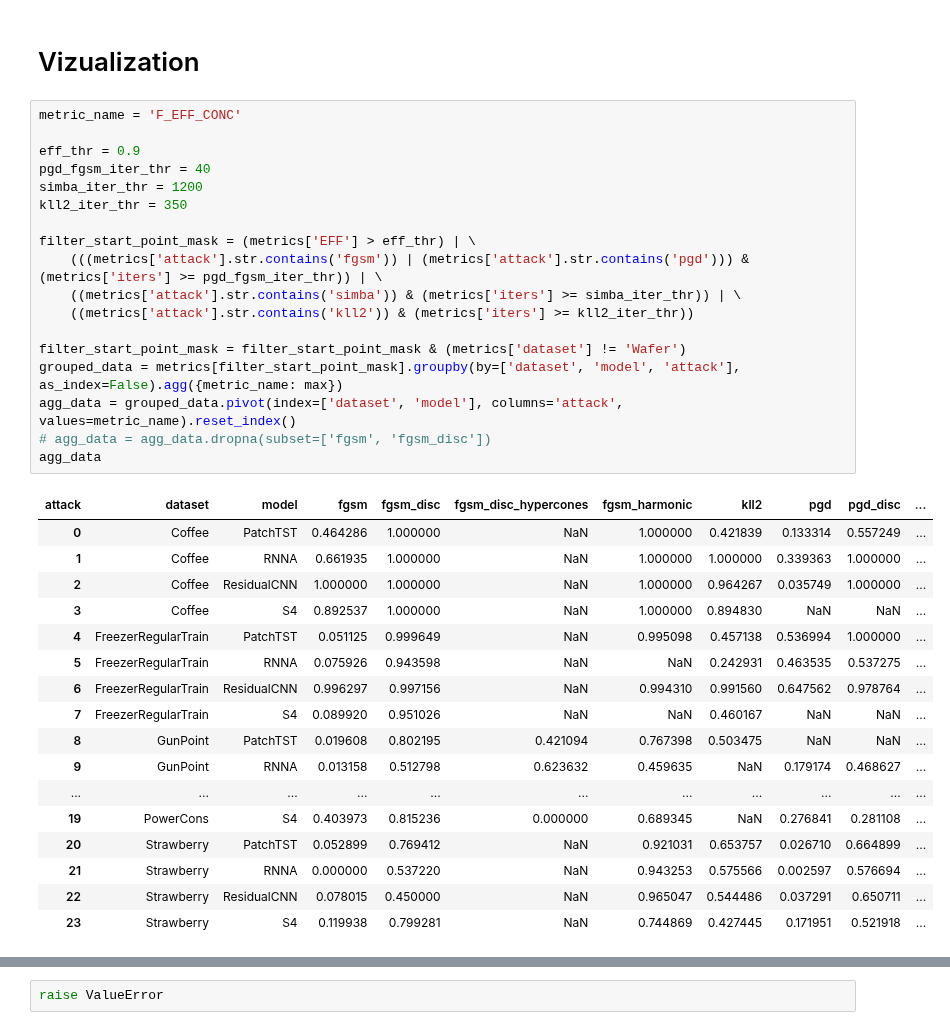
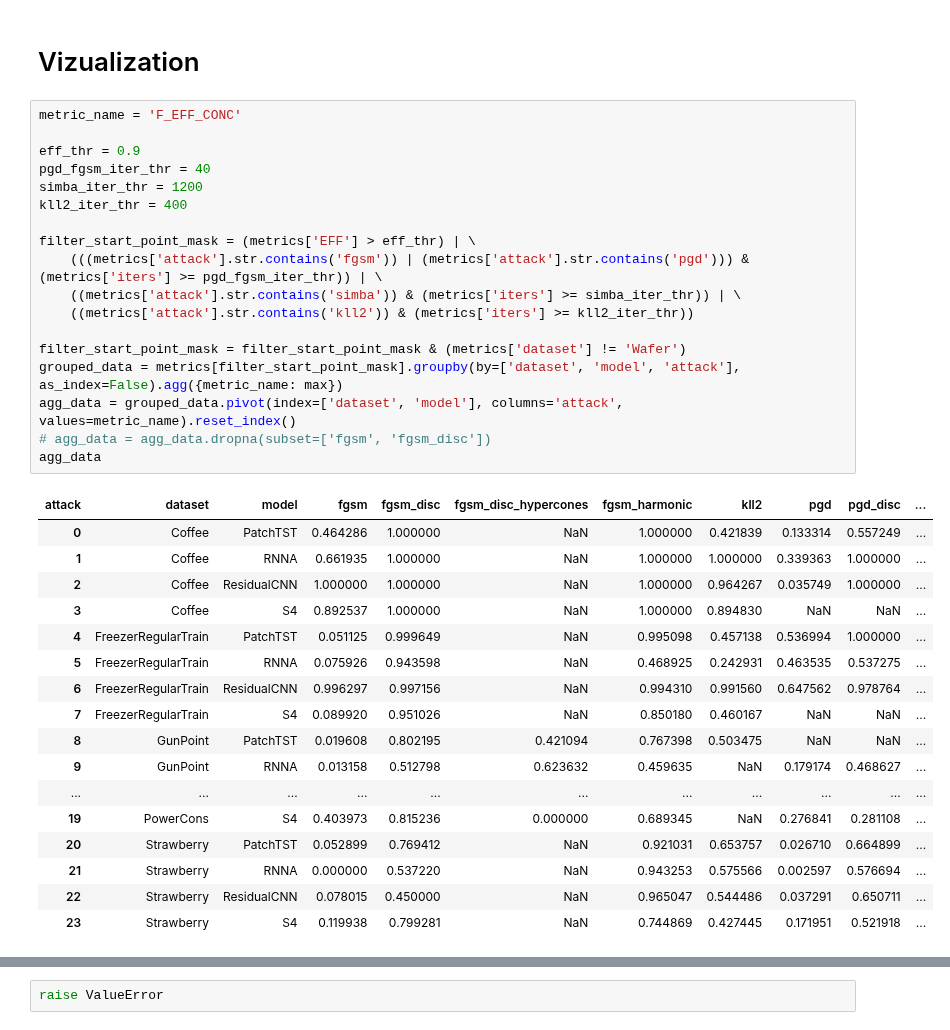
Before and after one commit to petrsokerin/Hidden_adversarial_attacks, a Jupyter notebook: notebooks/clearml_metrics.ipynb, the cells around one changed output, grey strips where cells are left out. Drawn from its saved outputs; the diff is of its cells as text.

```diff
--- a/notebooks/clearml_metrics.ipynb
+++ b/notebooks/clearml_metrics.ipynb
@@ -281,31 +291,31 @@ array(['fgsm_harmonic', 'fgsm', 'kll2', 'fgsm_disc_hypercones', 'simba',
 # %%
 metric_name = 'F_EFF_CONC'
 
 eff_thr = 0.9
 pgd_fgsm_iter_thr = 40
 simba_iter_thr = 1200
-kll2_iter_thr = 350
+kll2_iter_thr = 400
 
 filter_start_point_mask = (metrics['EFF'] > eff_thr) | \
     (((metrics['attack'].str.contains('fgsm')) | (metrics['attack'].str.contains('pgd'))) & (metrics['iters'] >= pgd_fgsm_iter_thr)) | \
     ((metrics['attack'].str.contains('simba')) & (metrics['iters'] >= simba_iter_thr)) | \
     ((metrics['attack'].str.contains('kll2')) & (metrics['iters'] >= kll2_iter_thr))
 
 filter_start_point_mask = filter_start_point_mask & (metrics['dataset'] != 'Wafer')
 grouped_data = metrics[filter_start_point_mask].groupby(by=['dataset', 'model', 'attack'], as_index=False).agg({metric_name: max})
 agg_data = grouped_data.pivot(index=['dataset', 'model'], columns='attack', values=metric_name).reset_index()
 # agg_data = agg_data.dropna(subset=['fgsm', 'fgsm_disc'])
 agg_data
 # %% [output]
 | attack | dataset | model | fgsm | fgsm_disc | fgsm_disc_hypercones | fgsm_harmonic | kll2 | pgd | pgd_disc | ... |
 | 0 | Coffee | PatchTST | 0.464286 | 1.000000 | NaN | 1.000000 | 0.421839 | 0.133314 | 0.557249 | ... |
 | 1 | Coffee | RNNA | 0.661935 | 1.000000 | NaN | 1.000000 | 1.000000 | 0.339363 | 1.000000 | ... |
 | 2 | Coffee | ResidualCNN | 1.000000 | 1.000000 | NaN | 1.000000 | 0.964267 | 0.035749 | 1.000000 | ... |
 | 3 | Coffee | S4 | 0.892537 | 1.000000 | NaN | 1.000000 | 0.894830 | NaN | NaN | ... |
 | 4 | FreezerRegularTrain | PatchTST | 0.051125 | 0.999649 | NaN | 0.995098 | 0.457138 | 0.536994 | 1.000000 | ... |
-| 5 | FreezerRegularTrain | RNNA | 0.075926 | 0.943598 | NaN | NaN | 0.242931 | 0.463535 | 0.537275 | ... |
+| 5 | FreezerRegularTrain | RNNA | 0.075926 | 0.943598 | NaN | 0.468925 | 0.242931 | 0.463535 | 0.537275 | ... |
 | 6 | FreezerRegularTrain | ResidualCNN | 0.996297 | 0.997156 | NaN | 0.994310 | 0.991560 | 0.647562 | 0.978764 | ... |
-| 7 | FreezerRegularTrain | S4 | 0.089920 | 0.951026 | NaN | NaN | 0.460167 | NaN | NaN | ... |
+| 7 | FreezerRegularTrain | S4 | 0.089920 | 0.951026 | NaN | 0.850180 | 0.460167 | NaN | NaN | ... |
 | 8 | GunPoint | PatchTST | 0.019608 | 0.802195 | 0.421094 | 0.767398 | 0.503475 | NaN | NaN | ... |
 | 9 | GunPoint | RNNA | 0.013158 | 0.512798 | 0.623632 | 0.459635 | NaN | 0.179174 | 0.468627 | ... |
 | ... | ... | ... | ... | ... | ... | ... | ... | ... | ... | ... |
```
Also changed, not shown: parts of 12 cells of this notebook.
